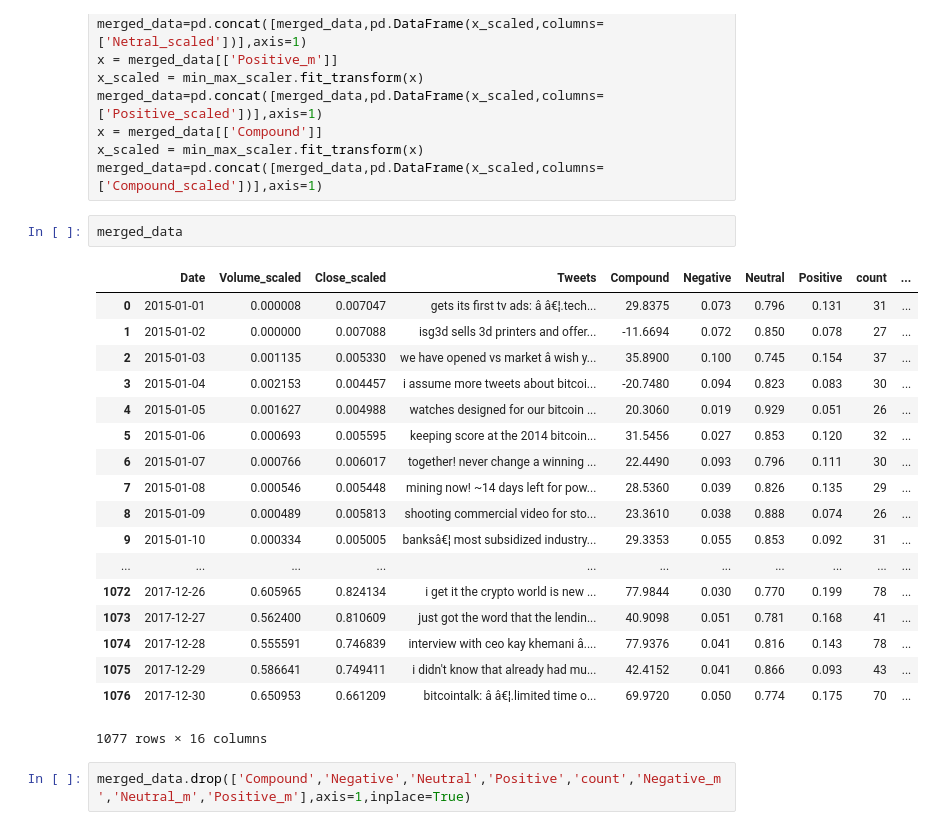
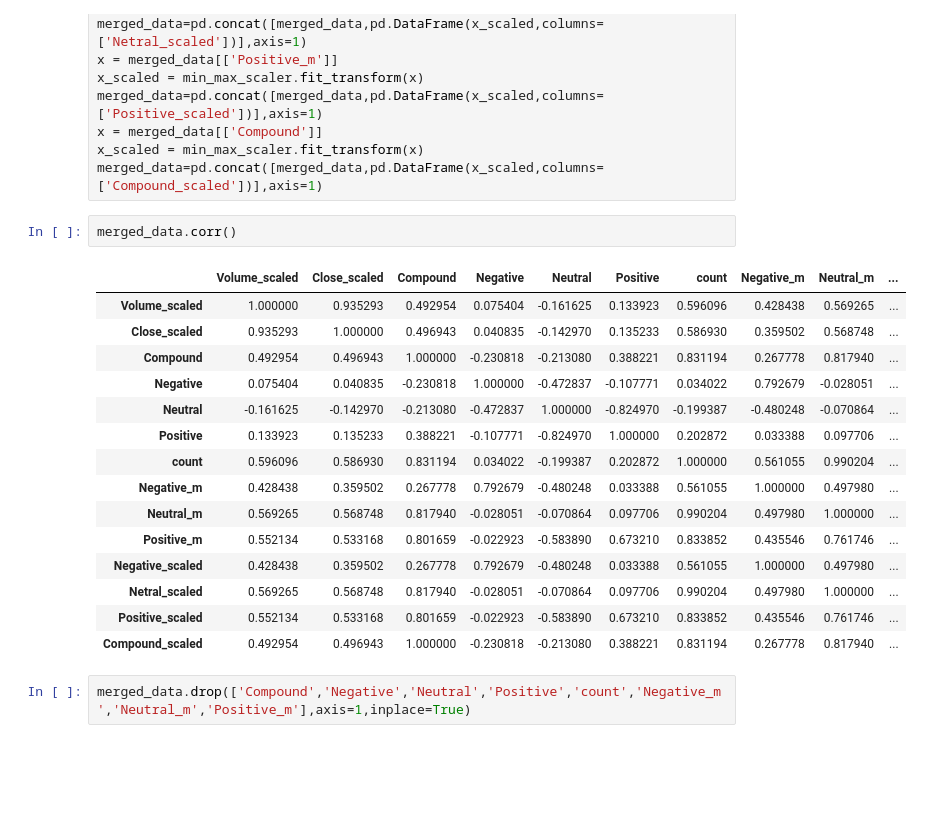
Before and after one commit to akkiannu/Predicting-Price-of-Bitcoin, a Jupyter notebook: data_gathering/project_akshay.ipynb, the cells around one changed output. Cells and saved outputs as stored; diff of their text form; blank space fills up the shorter version.

```diff
--- a/data_gathering/project_akshay.ipynb
+++ b/data_gathering/project_akshay.ipynb
@@ -321,26 +322,23 @@ x = merged_data[['Compound']]
 x_scaled = min_max_scaler.fit_transform(x)
 merged_data=pd.concat([merged_data,pd.DataFrame(x_scaled,columns=['Compound_scaled'])],axis=1)
 # %%
-merged_data
+merged_data.corr()
 # %% [output]
-|  | Date | Volume_scaled | Close_scaled | Tweets | Compound | Negative | Neutral | Positive | count | ... |
-| 0 | 2015-01-01 | 0.000008 | 0.007047 | gets its first tv ads: â â€¦.tech... | 29.8375 | 0.073 | 0.796 | 0.131 | 31 | ... |
-| 1 | 2015-01-02 | 0.000000 | 0.007088 | isg3d sells 3d printers and offer... | -11.6694 | 0.072 | 0.850 | 0.078 | 27 | ... |
-| 2 | 2015-01-03 | 0.001135 | 0.005330 | we have opened vs market â wish y... | 35.8900 | 0.100 | 0.745 | 0.154 | 37 | ... |
-| 3 | 2015-01-04 | 0.002153 | 0.004457 | i assume more tweets about bitcoi... | -20.7480 | 0.094 | 0.823 | 0.083 | 30 | ... |
-| 4 | 2015-01-05 | 0.001627 | 0.004988 | watches designed for our bitcoin ... | 20.3060 | 0.019 | 0.929 | 0.051 | 26 | ... |
-| 5 | 2015-01-06 | 0.000693 | 0.005595 | keeping score at the 2014 bitcoin... | 31.5456 | 0.027 | 0.853 | 0.120 | 32 | ... |
-| 6 | 2015-01-07 | 0.000766 | 0.006017 | together! never change a winning ... | 22.4490 | 0.093 | 0.796 | 0.111 | 30 | ... |
-| 7 | 2015-01-08 | 0.000546 | 0.005448 | mining now! ~14 days left for pow... | 28.5360 | 0.039 | 0.826 | 0.135 | 29 | ... |
-| 8 | 2015-01-09 | 0.000489 | 0.005813 | shooting commercial video for sto... | 23.3610 | 0.038 | 0.888 | 0.074 | 26 | ... |
-| 9 | 2015-01-10 | 0.000334 | 0.005005 | banksâ€¦ most subsidized industry... | 29.3353 | 0.055 | 0.853 | 0.092 | 31 | ... |
-| ... | ... | ... | ... | ... | ... | ... | ... | ... | ... | ... |
-| 1072 | 2017-12-26 | 0.605965 | 0.824134 | i get it the crypto world is new ... | 77.9844 | 0.030 | 0.770 | 0.199 | 78 | ... |
-| 1073 | 2017-12-27 | 0.562400 | 0.810609 | just got the word that the lendin... | 40.9098 | 0.051 | 0.781 | 0.168 | 41 | ... |
-| 1074 | 2017-12-28 | 0.555591 | 0.746839 | interview with ceo kay khemani â.... | 77.9376 | 0.041 | 0.816 | 0.143 | 78 | ... |
-| 1075 | 2017-12-29 | 0.586641 | 0.749411 | i didn't know that already had mu... | 42.4152 | 0.041 | 0.866 | 0.093 | 43 | ... |
-| 1076 | 2017-12-30 | 0.650953 | 0.661209 | bitcointalk: â â€¦.limited time o... | 69.9720 | 0.050 | 0.774 | 0.175 | 70 | ... |
+|  | Volume_scaled | Close_scaled | Compound | Negative | Neutral | Positive | count | Negative_m | Neutral_m | ... |
+| Volume_scaled | 1.000000 | 0.935293 | 0.492954 | 0.075404 | -0.161625 | 0.133923 | 0.596096 | 0.428438 | 0.569265 | ... |
+| Close_scaled | 0.935293 | 1.000000 | 0.496943 | 0.040835 | -0.142970 | 0.135233 | 0.586930 | 0.359502 | 0.568748 | ... |
+| Compound | 0.492954 | 0.496943 | 1.000000 | -0.230818 | -0.213080 | 0.388221 | 0.831194 | 0.267778 | 0.817940 | ... |
+| Negative | 0.075404 | 0.040835 | -0.230818 | 1.000000 | -0.472837 | -0.107771 | 0.034022 | 0.792679 | -0.028051 | ... |
+| Neutral | -0.161625 | -0.142970 | -0.213080 | -0.472837 | 1.000000 | -0.824970 | -0.199387 | -0.480248 | -0.070864 | ... |
+| Positive | 0.133923 | 0.135233 | 0.388221 | -0.107771 | -0.824970 | 1.000000 | 0.202872 | 0.033388 | 0.097706 | ... |
+| count | 0.596096 | 0.586930 | 0.831194 | 0.034022 | -0.199387 | 0.202872 | 1.000000 | 0.561055 | 0.990204 | ... |
+| Negative_m | 0.428438 | 0.359502 | 0.267778 | 0.792679 | -0.480248 | 0.033388 | 0.561055 | 1.000000 | 0.497980 | ... |
+| Neutral_m | 0.569265 | 0.568748 | 0.817940 | -0.028051 | -0.070864 | 0.097706 | 0.990204 | 0.497980 | 1.000000 | ... |
+| Positive_m | 0.552134 | 0.533168 | 0.801659 | -0.022923 | -0.583890 | 0.673210 | 0.833852 | 0.435546 | 0.761746 | ... |
+| Negative_scaled | 0.428438 | 0.359502 | 0.267778 | 0.792679 | -0.480248 | 0.033388 | 0.561055 | 1.000000 | 0.497980 | ... |
+| Netral_scaled | 0.569265 | 0.568748 | 0.817940 | -0.028051 | -0.070864 | 0.097706 | 0.990204 | 0.497980 | 1.000000 | ... |
+| Positive_scaled | 0.552134 | 0.533168 | 0.801659 | -0.022923 | -0.583890 | 0.673210 | 0.833852 | 0.435546 | 0.761746 | ... |
+| Compound_scaled | 0.492954 | 0.496943 | 1.000000 | -0.230818 | -0.213080 | 0.388221 | 0.831194 | 0.267778 | 0.817940 | ... |
-1077 rows × 16 columns
 # %%
 merged_data.drop(['Compound','Negative','Neutral','Positive','count','Negative_m','Neutral_m','Positive_m'],axis=1,inplace=True)
 # %%
```
Also changed, not shown: parts of 44 cells of this notebook.
